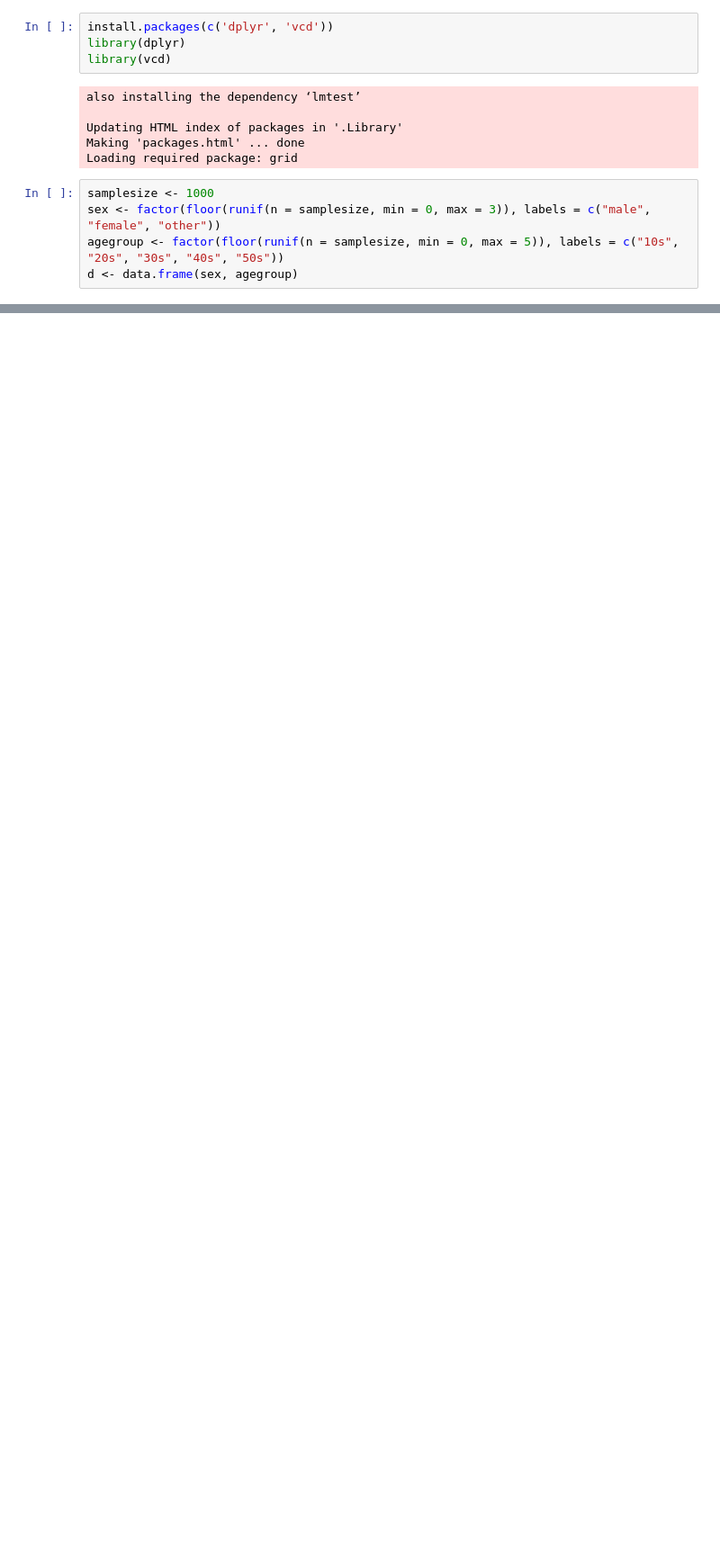
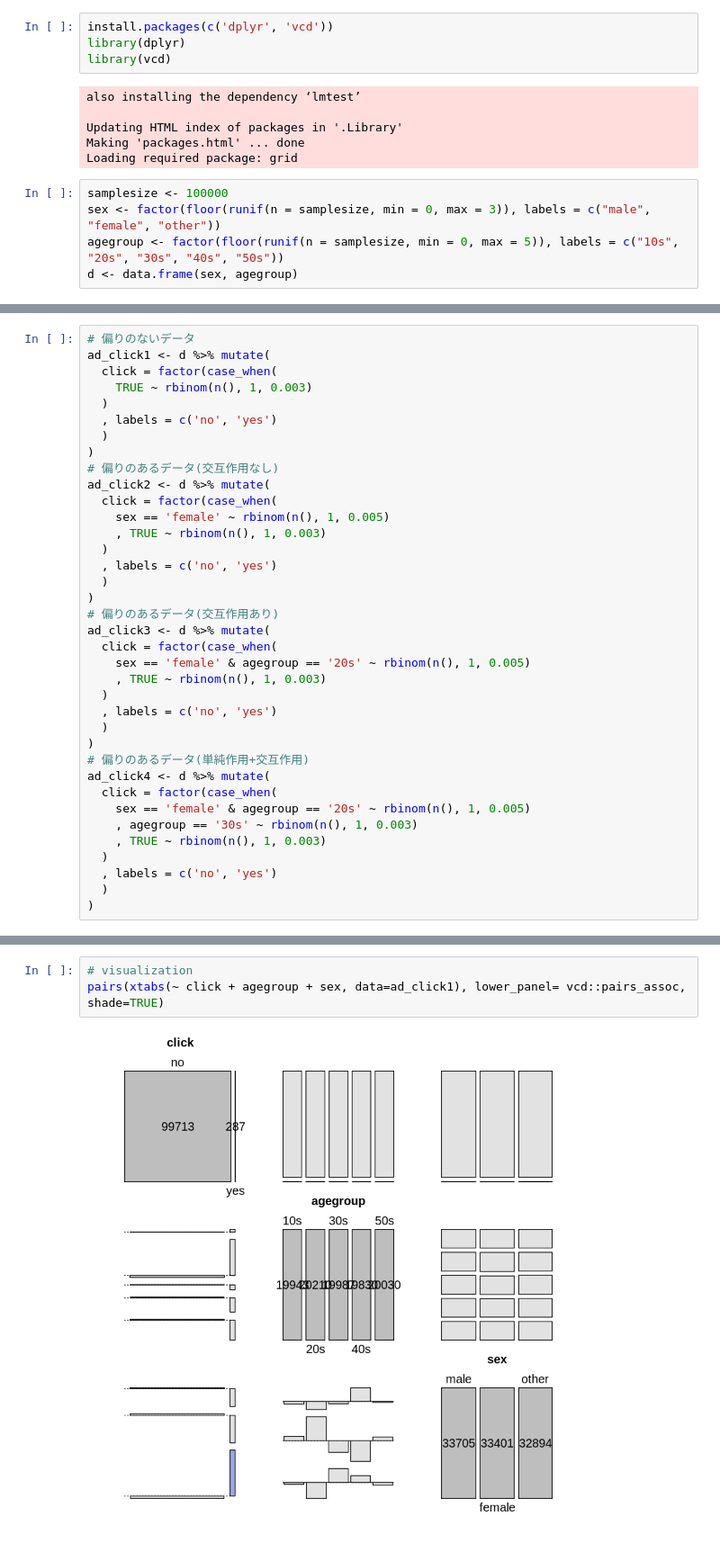
Before and after one commit to tamanobi/playground, a Jupyter notebook: logistic_regression/AnalysisOfLogisticRegression.ipynb, the cells around one changed output, grey strips where cells are left out. Shown at 90% size. Drawn from its saved outputs; the diff is of its cells as text; blank space fills up the shorter version.

```diff
--- a/logistic_regression/AnalysisOfLogisticRegression.ipynb
+++ b/logistic_regression/AnalysisOfLogisticRegression.ipynb
@@ -9,7 +9,7 @@ Updating HTML index of packages in '.Library'
 Making 'packages.html' ... done
 Loading required package: grid
 # %%
-samplesize <- 1000
+samplesize <- 100000
 sex <- factor(floor(runif(n = samplesize, min = 0, max = 3)), labels = c("male", "female", "other"))
 agegroup <- factor(floor(runif(n = samplesize, min = 0, max = 5)), labels = c("10s", "20s", "30s", "40s", "50s"))
 d <- data.frame(sex, agegroup)
@@ -91 +18,38 @@ ad_click <- d %>% mutate(
+# %%
+# 偏りのないデータ
+ad_click1 <- d %>% mutate(
+  click = factor(case_when(
+    TRUE ~ rbinom(n(), 1, 0.003)
+  )
+  , labels = c('no', 'yes')
+  )
+)
+# 偏りのあるデータ(交互作用なし)
+ad_click2 <- d %>% mutate(
+  click = factor(case_when(
+    sex == 'female' ~ rbinom(n(), 1, 0.005)
+    , TRUE ~ rbinom(n(), 1, 0.003)
+  )
+  , labels = c('no', 'yes')
+  )
+)
+# 偏りのあるデータ(交互作用あり)
+ad_click3 <- d %>% mutate(
+  click = factor(case_when(
+    sex == 'female' & agegroup == '20s' ~ rbinom(n(), 1, 0.005)
+    , TRUE ~ rbinom(n(), 1, 0.003)
+  )
+  , labels = c('no', 'yes')
+  )
+)
+# 偏りのあるデータ(単純作用+交互作用)
+ad_click4 <- d %>% mutate(
+  click = factor(case_when(
+    sex == 'female' & agegroup == '20s' ~ rbinom(n(), 1, 0.005)
+    , agegroup == '30s' ~ rbinom(n(), 1, 0.003)
+    , TRUE ~ rbinom(n(), 1, 0.003)
+  )
+  , labels = c('no', 'yes')
+  )
+)
 # %%
@@ -99,0 +91,5 @@ summary(ad_click)
+# %%
+# visualization
+pairs(xtabs(~ click + agegroup + sex, data=ad_click1), lower_panel= vcd::pairs_assoc, shade=TRUE)
+# %% [output]
+[figure, added]
```
Also changed, not shown: parts of 19 cells of this notebook.
